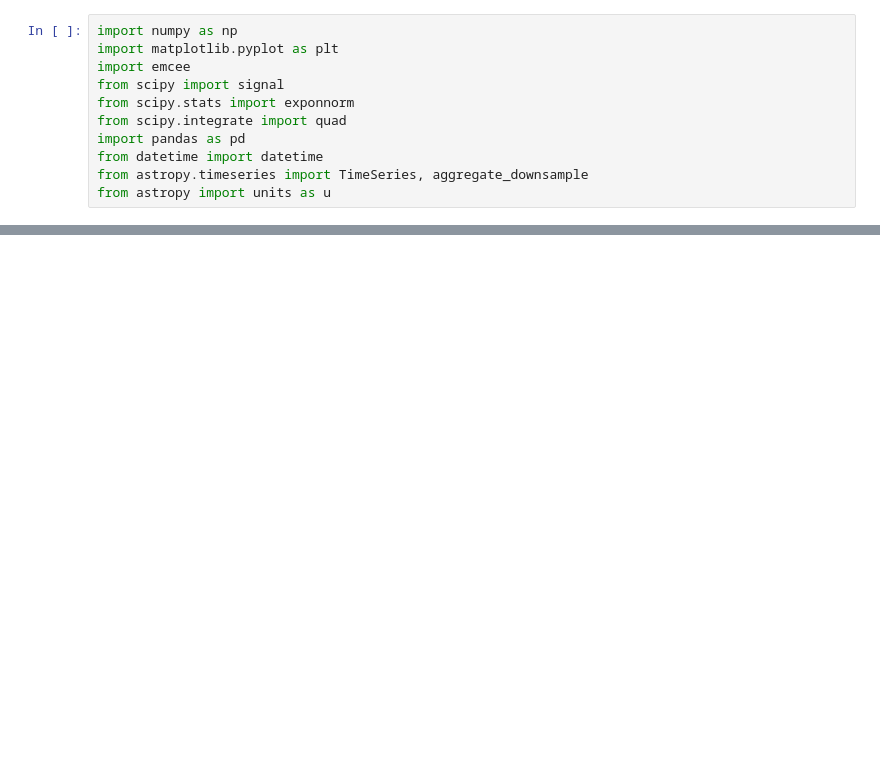
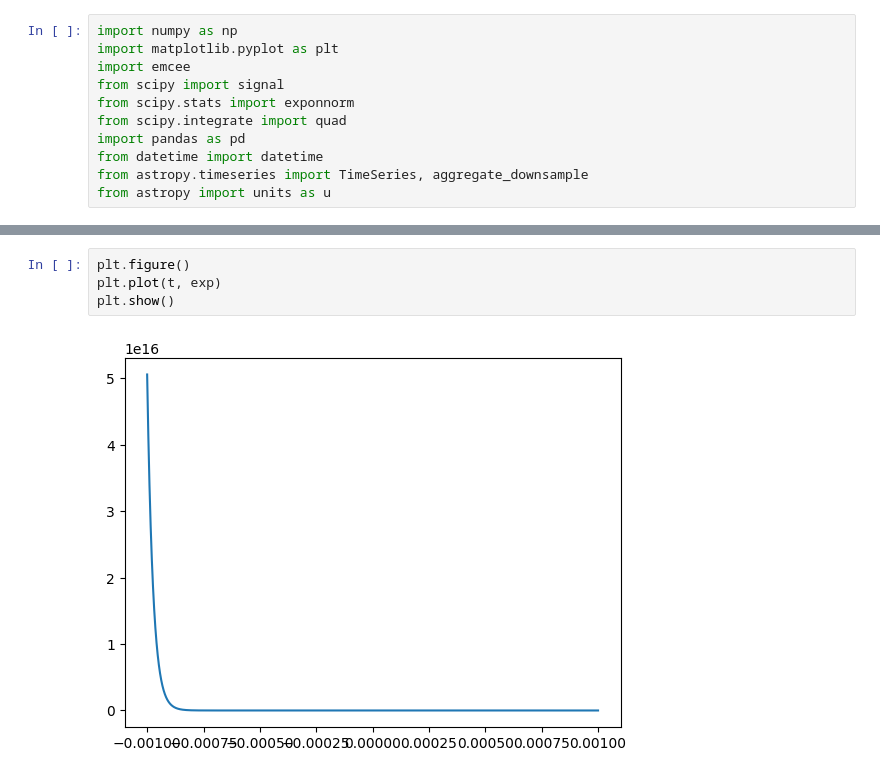
Before and after one commit to meena-seth/sidelobe-flux-calibration, a Jupyter notebook: scattering.ipynb, the cells around one changed output, grey strips where cells are left out. Cells and saved outputs as stored; diff of their text form; blank space fills up the shorter version.

```diff
--- a/scattering.ipynb
+++ b/scattering.ipynb
@@ -11,0 +38,6 @@ from astropy import units as u
+# %%
+plt.figure()
+plt.plot(t, exp)
+plt.show()
+# %% [output]
+[figure, added]
```
Also changed, not shown: parts of 7 cells of this notebook, 20 other files.
